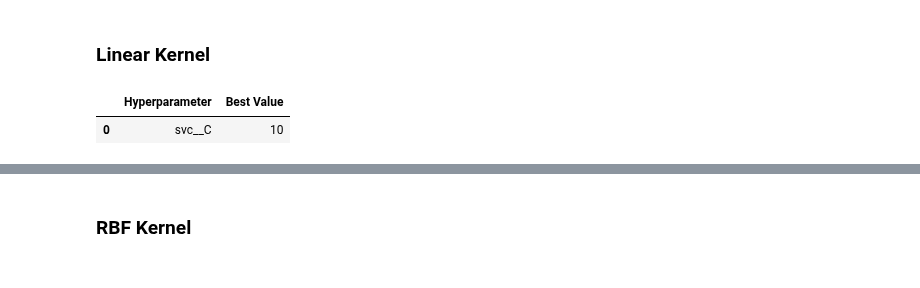
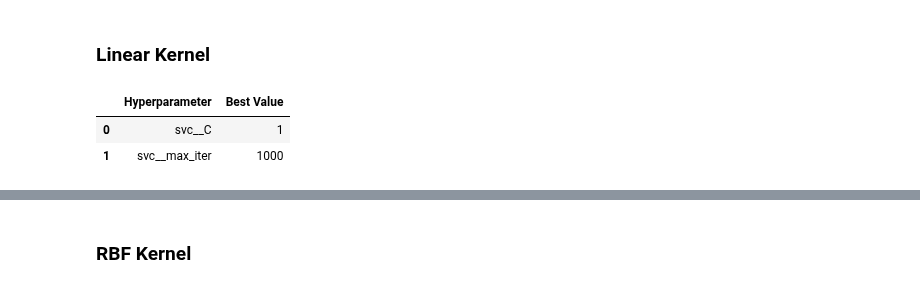
Before and after one commit to SearParsley/cs4320-spaceship-titanic-project, a Jupyter notebook: checkpoints/presentation.ipynb, the cells around one changed output, grey strips where cells are left out. Drawn from its saved outputs; the diff is of its cells as text; code cells hidden in the pictures.

```diff
--- a/checkpoints/presentation.ipynb
+++ b/checkpoints/presentation.ipynb
@@ -287,16 +287,20 @@ def mean_std_cross_val_scores(model, X_train, y_train, **kwargs):
 ### Linear Kernel
 # %%
 grid_search = GridSearchCV(
-    estimator=make_pipeline(ct, SVC(kernel='linear', max_iter=420)),
-    param_grid={'svc__C': [0.01, 0.1, 1, 10, 100, 1000]},
-    cv=2,
-    scoring='accuracy',
+    estimator=make_pipeline(ct, SVC(kernel='linear')),
+    param_grid={
+        'svc__C': [0.001, 0.01, 0.1, 1, 10, 100, 1000],
+        'svc__max_iter': [500, 1000],
+    },
+    cv=5,
+    scoring='f1_macro',
     n_jobs=-1
 )
 
 grid_search.fit(X_train, y_train) if COMPARING_MODELS else None
 pd.DataFrame(list(grid_search.best_params_.items()), columns=['Hyperparameter', 'Best Value']) if COMPARING_MODELS else None
 # %% [output]
 |  | Hyperparameter | Best Value |
-| 0 | svc__C | 10 |
+| 0 | svc__C | 1 |
+| 1 | svc__max_iter | 1000 |
 # %%
```
Also changed, not shown: parts of 25 cells of this notebook.
